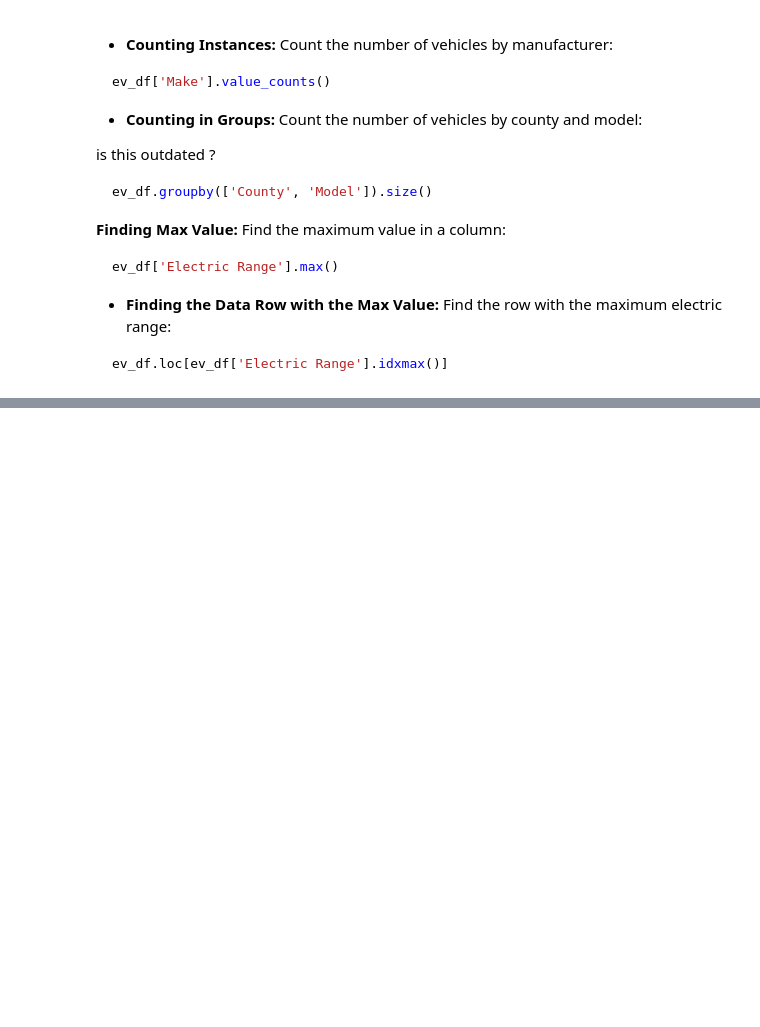
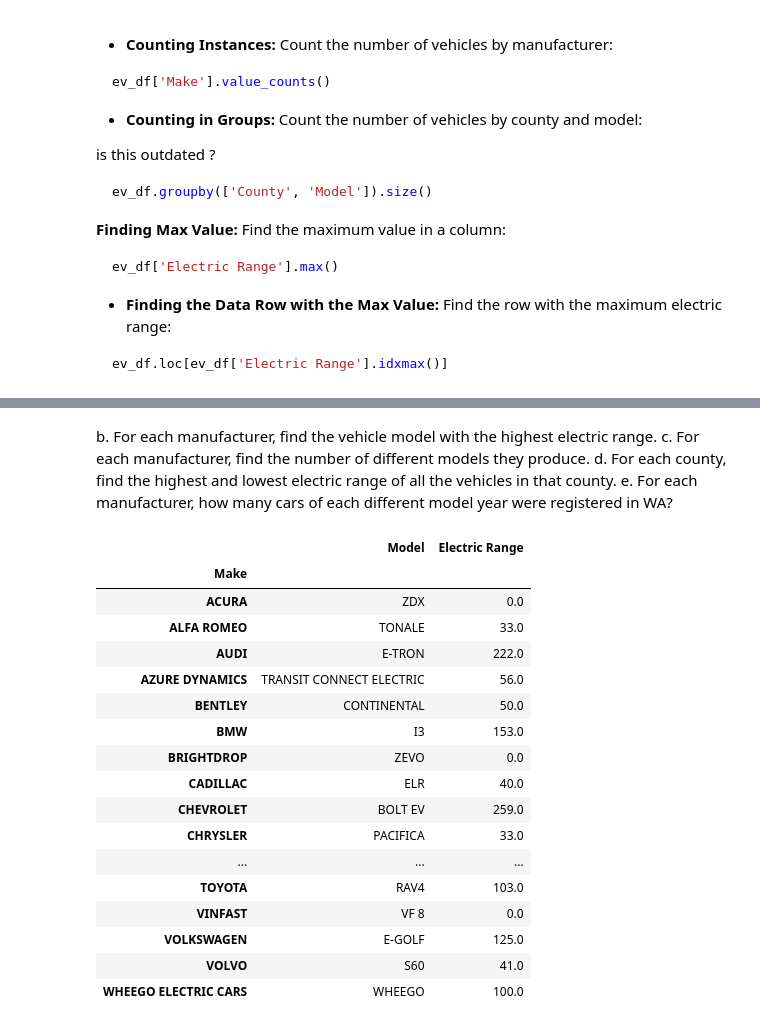
Before and after one commit to GettysburgDataScience/DS256-Notes, a Jupyter notebook: _sources/04_Pandas/02_pandas_groupby.ipynb, the cells around one changed output, grey strips where cells are left out. Cells and saved outputs as stored; diff of their text form; code cells hidden in the pictures; blank space fills up the shorter version.

```diff
--- a/_sources/04_Pandas/02_pandas_groupby.ipynb
+++ b/_sources/04_Pandas/02_pandas_groupby.ipynb
@@ -304,0 +182,34 @@ ev_df.sort_values(by='Electric Range', ascending=False).head(1)
+# %% [markdown]
+b. For each manufacturer, find the vehicle model with the highest electric range.
+c. For each manufacturer, find the number of different models they produce.
+d. For each county, find the highest and lowest electric range of all the vehicles in that county.
+e. For each manufacturer, how many cars of each different model year were registered in WA?
+# %%
+# 1. Sort by electric range
+# 2. Group by Make
+# 3. Get the first row for each make group
+
+b = ev_df.sort_values(by = 'Electric Range', ascending = True)\
+.groupby(by = 'Make').agg({'Model':'last', 'Electric Range':'last'})\
+    # .sort_values(by = 'Electric Range', ascending = False)
+
+b
+# %% [output]
+|  | Model | Electric Range |
+| Make |  |  |
+| ACURA | ZDX | 0.0 |
+| ALFA ROMEO | TONALE | 33.0 |
+| AUDI | E-TRON | 222.0 |
+| AZURE DYNAMICS | TRANSIT CONNECT ELECTRIC | 56.0 |
+| BENTLEY | CONTINENTAL | 50.0 |
+| BMW | I3 | 153.0 |
+| BRIGHTDROP | ZEVO | 0.0 |
+| CADILLAC | ELR | 40.0 |
+| CHEVROLET | BOLT EV | 259.0 |
+| CHRYSLER | PACIFICA | 33.0 |
+| ... | ... | ... |
+| TOYOTA | RAV4 | 103.0 |
+| VINFAST | VF 8 | 0.0 |
+| VOLKSWAGEN | E-GOLF | 125.0 |
+| VOLVO | S60 | 41.0 |
+| WHEEGO ELECTRIC CARS | WHEEGO | 100.0 |
```
Also changed, not shown: parts of 20 cells of this notebook, 37 other files.
